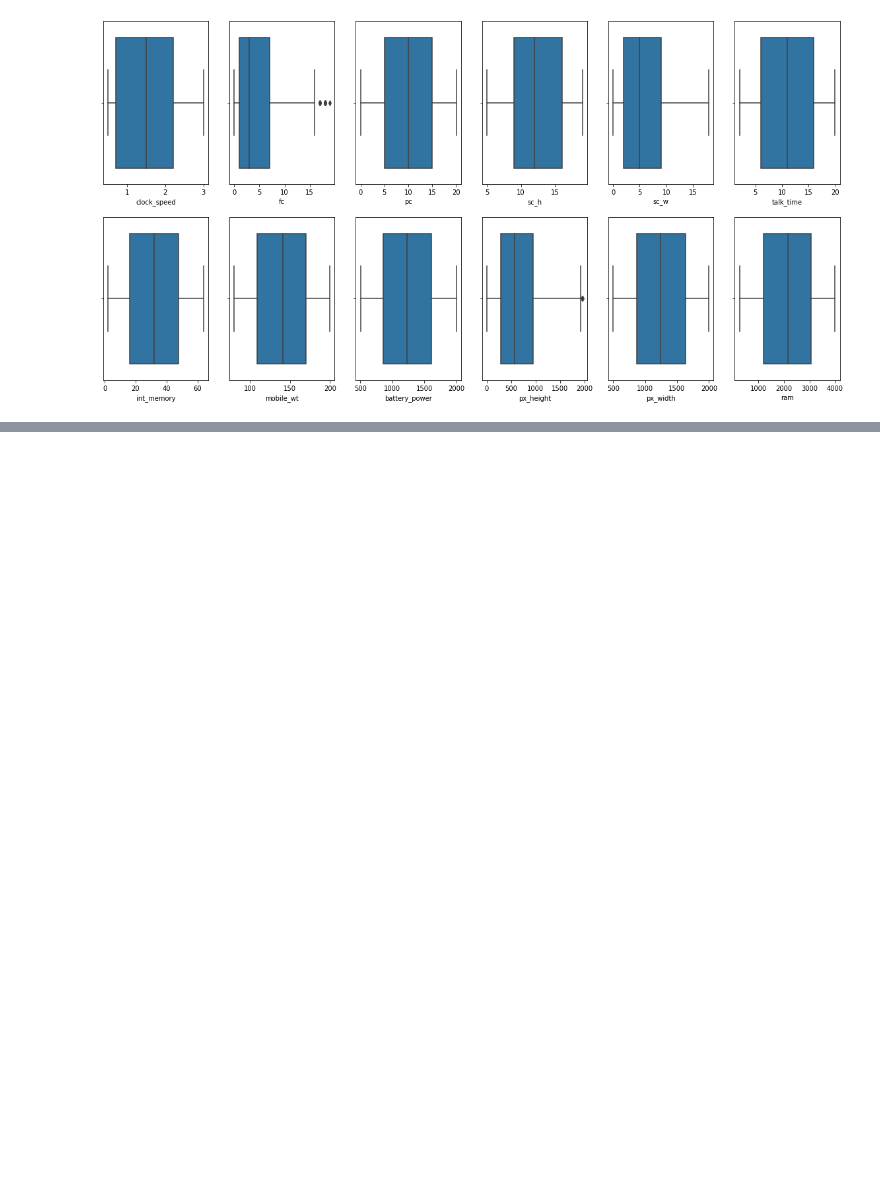
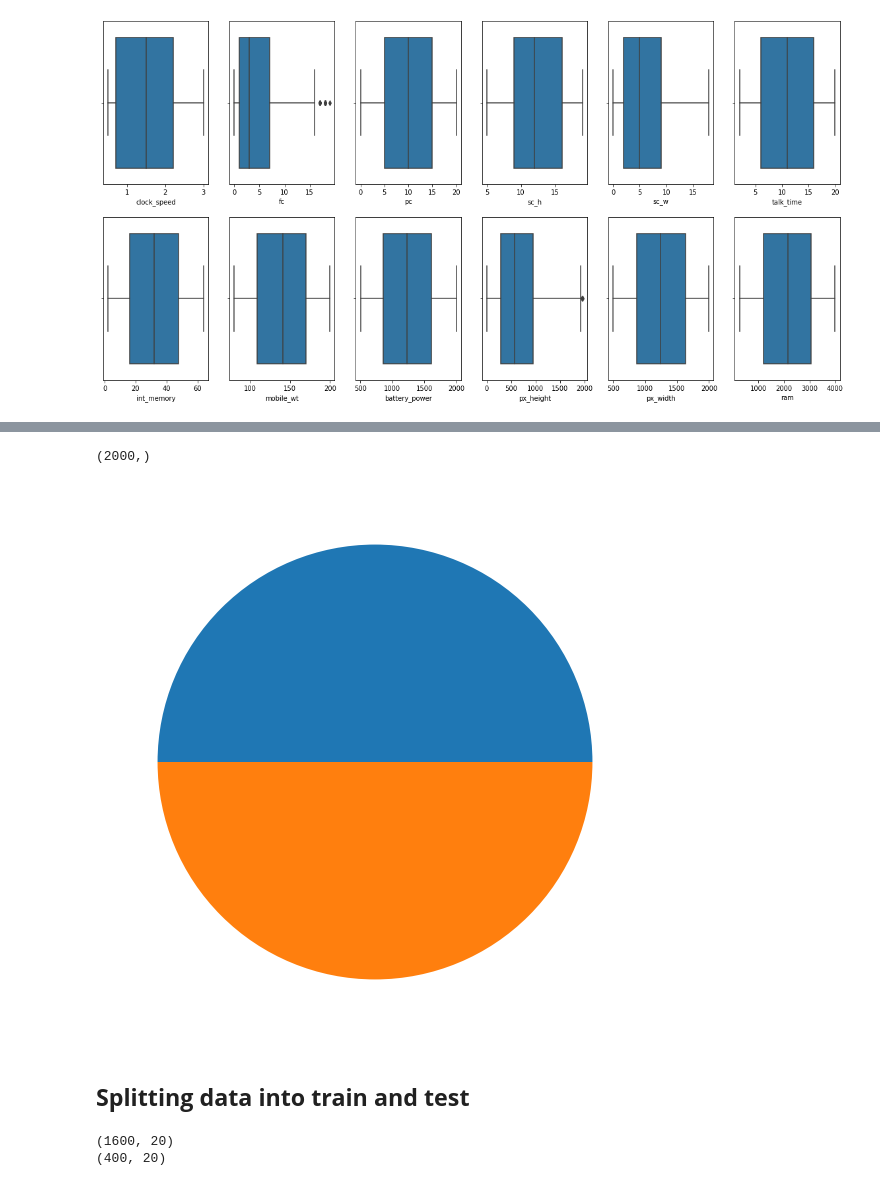
Before and after one commit to Sanjay9294/mobile_price_range, a Jupyter notebook: Copy_of_mobile_price_range_prediction.ipynb, the cells around one changed output, grey strips where cells are left out. Drawn from its saved outputs; the diff is of its cells as text; code cells hidden in the pictures; blank space fills up the shorter version.

```diff
--- a/Copy_of_mobile_price_range_prediction.ipynb
+++ b/Copy_of_mobile_price_range_prediction.ipynb
@@ -412,0 +490,2 @@ for index,item in enumerate(D_R_Variables):
+# %%
+df.drop('price_range',axis = 1, inplace=True)
@@ -412,0 +496,6 @@ for index,item in enumerate(D_R_Variables):
+# %%
+# Data for all the independent variables
+X = df.drop(labels='modified_price_range',axis=1)
+
+# Data for the dependent variable
+Y = df['modified_price_range']
@@ -412,0 +506,20 @@ for index,item in enumerate(D_R_Variables):
+# %%
+Y.shape
+# %% [output]
+(2000,)
+# %%
+#Dependent variable 'modified_price_range'
+plt.pie(Y.value_counts())
+plt.show()
+# %% [output]
+[figure, added]
+# %% [markdown]
+## <b> Splitting data into train and test
+# %%
+from sklearn.model_selection import train_test_split
+X_train, X_test, Y_train, Y_test = train_test_split( X,Y , test_size = 0.2, random_state = 0)
+print(X_train.shape)
+print(X_test.shape)
+# %% [output]
+(1600, 20)
+(400, 20)
```
Also changed, not shown: parts of 60 cells of this notebook.
